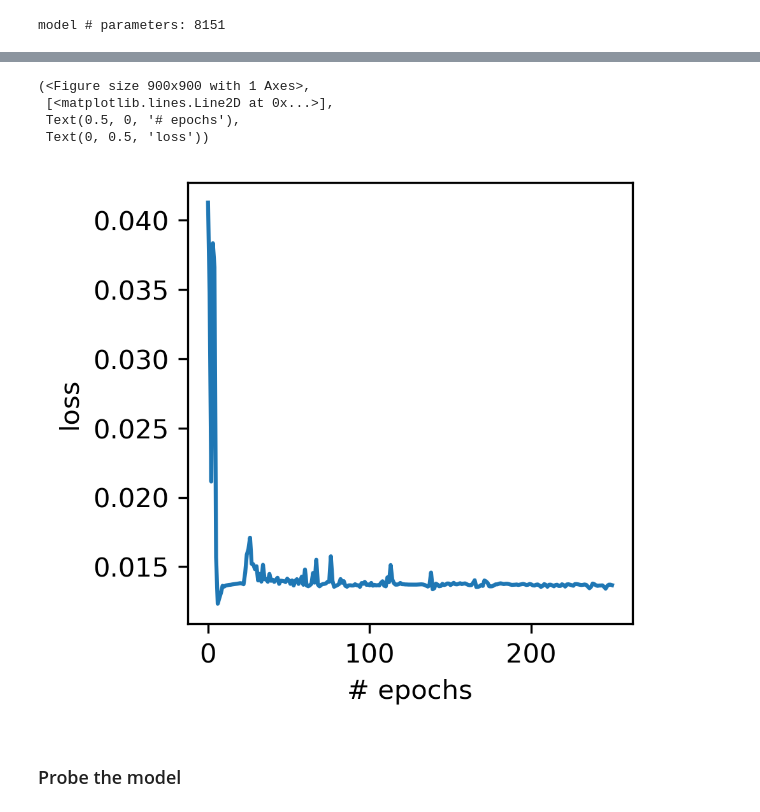
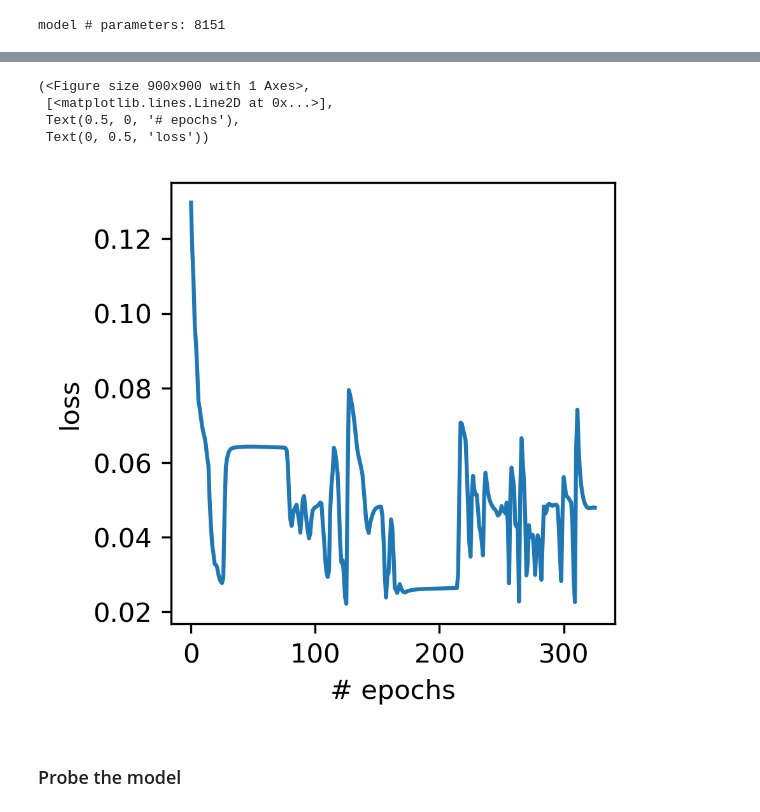
Before and after one commit to avg-bitsian/distributional-td-with-episodes, a Jupyter notebook: main_notebook.ipynb, the cells around one changed output, grey strips where cells are left out. Saved outputs shown, nothing was run; the diff lists cells and outputs as text; code cells hidden in the pictures.

```diff
--- a/main_notebook.ipynb
+++ b/main_notebook.ipynb
@@ -48,16 +49,17 @@ model = ValueRNN(input_size=E.ncues + E.nrewards,
 print('model # parameters: {}'.format(model.n_parameters()))
 # %% [output]
 model # parameters: 8151
+# %%
+epochs = 300
+batch_size = 12
+learning_rate = 0.003
+alpha_plus = 0.05       #learning rate for positive errors
+alpha_minus = 0.05      #learning rate for negative errors
+# alpha_minus = 1
+# alpha_plus = 1
+
+dataloader = make_dataloader(E, batch_size=batch_size)
 # %%
-epochs = 250
-batch_size = 12
-learning_rate = 0.003
-alpha_plus = 0.03       #learning rate for positive errors
-alpha_minus = 0.07      #learning rate for negative errors
-# alpha_minus = 1
-# alpha_plus = 1
-
-dataloader = make_dataloader(E, batch_size=batch_size)
 scores, other_scores, weights = train_model(model, dataloader,
                                             epochs=epochs,
                                             optimizer='SGD',
@@ -84,5 +89,5 @@ Done! Best loss: 0.012325361792352937
 (<Figure size 900x900 with 1 Axes>,
  [<matplotlib.lines.Line2D at 0x...>],
  Text(0.5, 0, '# epochs'),
  Text(0, 0.5, 'loss'))
-[figure, old version]
+[figure, new version]
```
Also changed, not shown: parts of 8 cells of this notebook.
